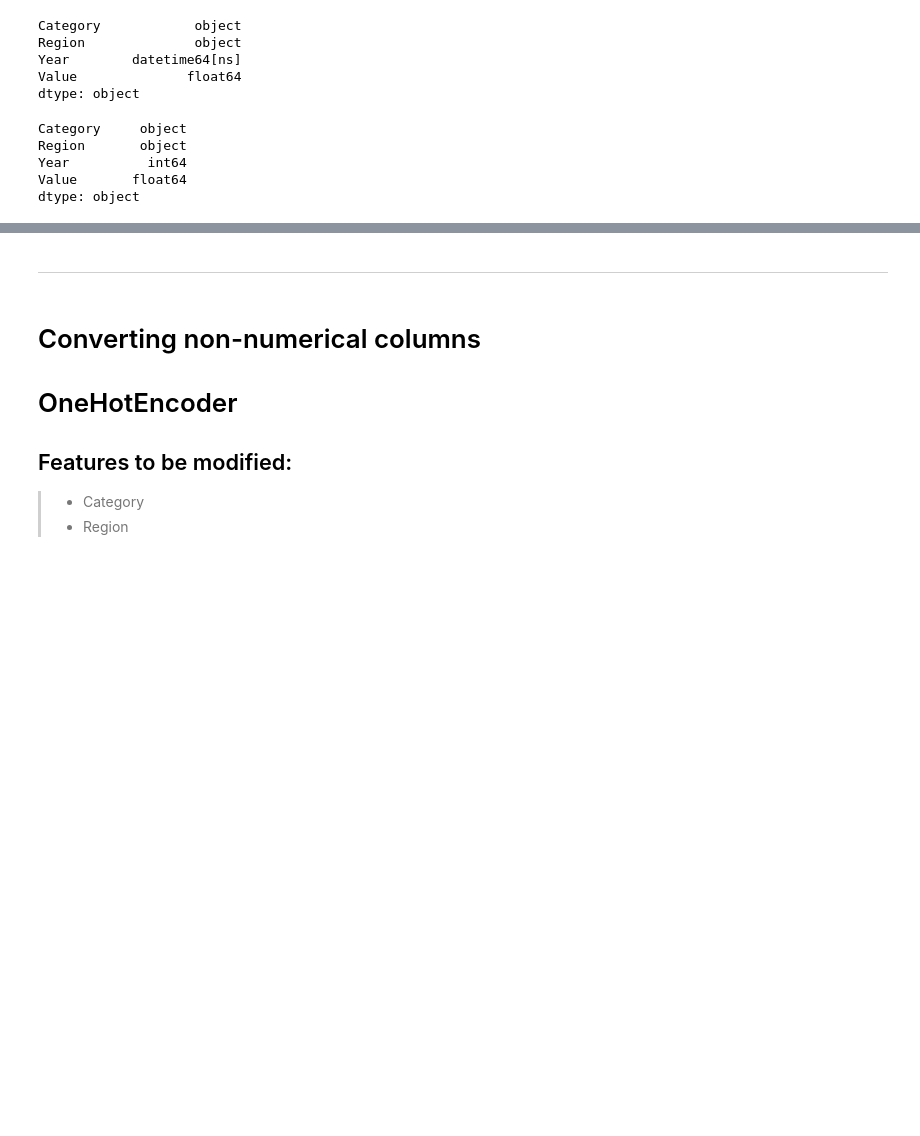
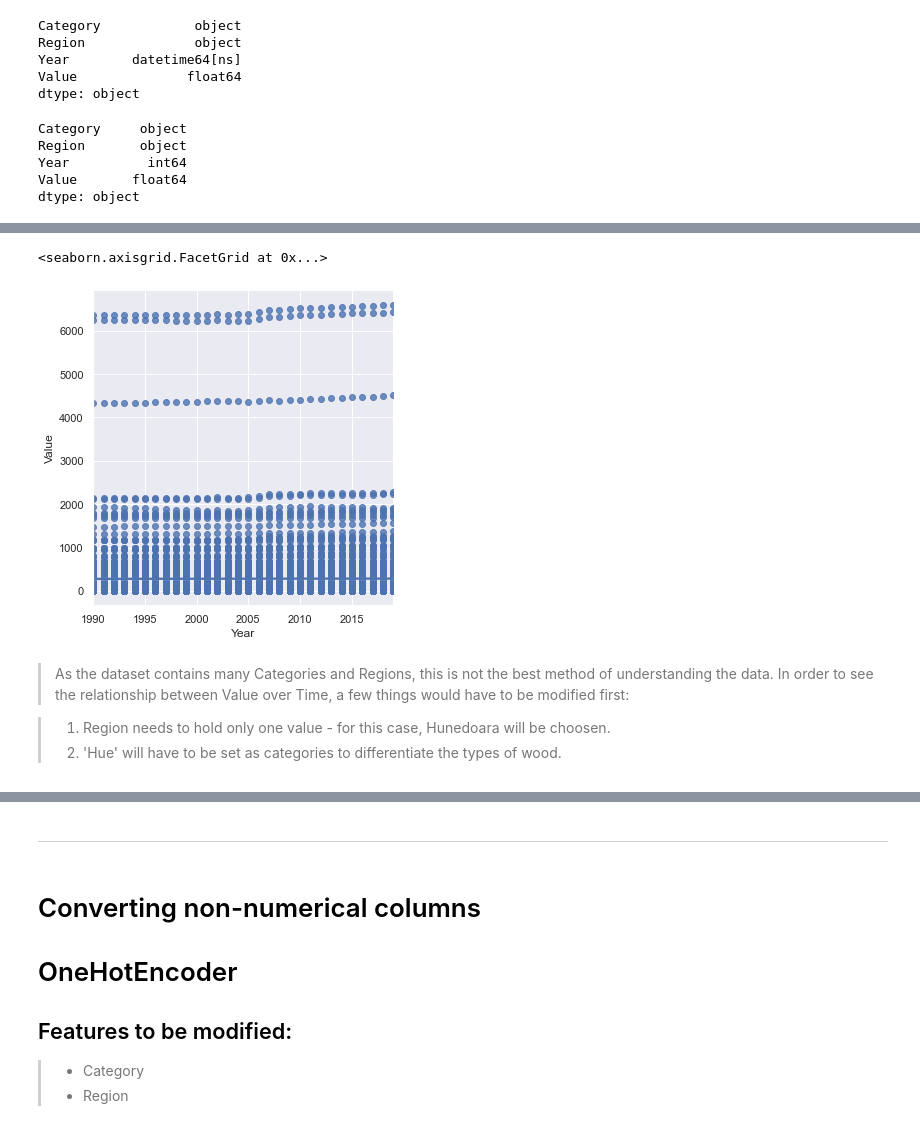
Before and after one commit to CacioA/Romanian-Forests-Price-and-Size---1990-2019---Machine-Learning-, a Jupyter notebook: Regression - Romanian forests 1990-2019 - ML Coursework.ipynb, the cells around one changed output, grey strips where cells are left out. Drawn from its saved outputs; the diff is of its cells as text; code cells hidden in the pictures; blank space fills up the shorter version.

```diff
--- a/Regression - Romanian forests 1990-2019 - ML Coursework.ipynb
+++ b/Regression - Romanian forests 1990-2019 - ML Coursework.ipynb
@@ -92,0 +114,11 @@ dtype: object
+# %%
+sns.lmplot(x='Year',y='Value',data=df)
+# %% [output]
+<seaborn.axisgrid.FacetGrid at 0x...>
+[figure, added]
+# %% [markdown]
+> As the dataset contains many Categories and Regions, this is not the best method of understanding the data.
+> In order to see the relationship between Value over Time, a few things would have to be modified first:
+
+> 1. Region needs to hold only one value - for this case, Hunedoara will be choosen.
+> 2. 'Hue' will have to be set as categories to differentiate the types of wood.
```
Also changed, not shown: parts of 28 cells of this notebook.
